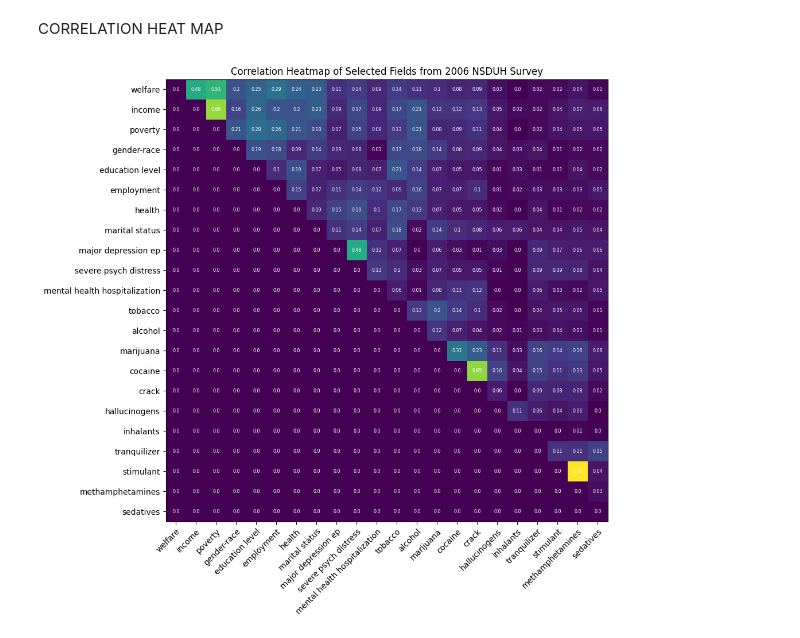
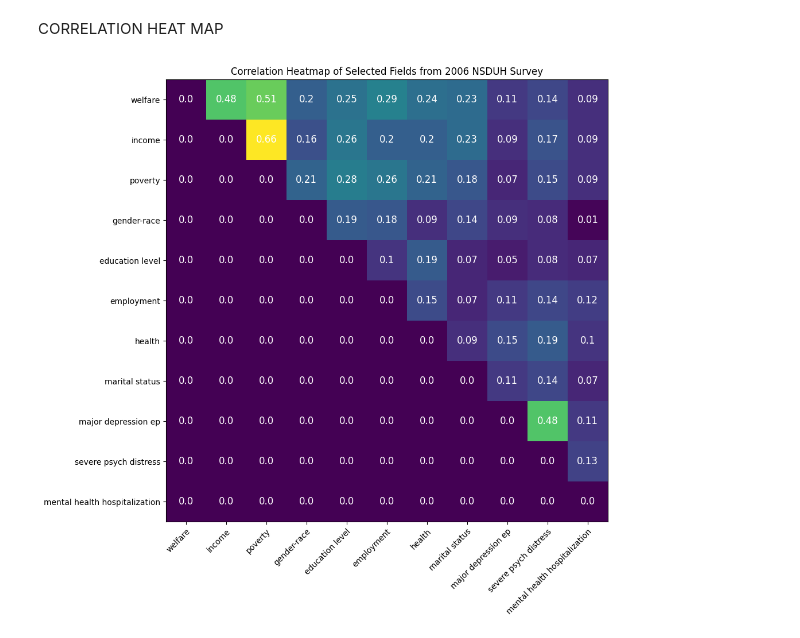
Before and after one commit to HotelTango314/dsa5900, a Jupyter notebook: NSDUH_Explore.ipynb, the cells around one changed output. Cells and saved outputs as stored; diff of their text form; code cells hidden in the pictures.

```diff
--- a/NSDUH_Explore.ipynb
+++ b/NSDUH_Explore.ipynb
@@ -659,7 +660,7 @@ def corrmat(dataframe):
             mat[x,y]=round(corrval,2)
     return np.triu(mat,k=1)
 # %%
-def heatmap(data,year):
+def heatmap(data,year,regnames):
     fig, ax = plt.subplots()
     im = ax.imshow(data)
 
@@ -677,15 +678,18 @@ def heatmap(data,year):
     for i in range(len(regnames)):
         for j in range(len(regnames)):
             text = ax.text(j, i, data[i, j],
-                           ha="center", va="center", color="w", fontsize='xx-small')
+                           ha="center", va="center", color="w", fontsize='large')
 
     ax.set_title(f"Correlation Heatmap of Selected Fields from {year} NSDUH Survey")
     #fig.tight_layout()
     plt.show()
 # %%
-data2006 = corrmat(corrdf_2006)
-data2021 = corrmat(corrdf_2021)
+dm_data2006 = corrmat(dm_corrdf_2006)
+du_data2006 = corrmat(du_corrdf_2006)
+
+dm_data2021 = corrmat(dm_corrdf_2021)
+du_data2021 = corrmat(du_corrdf_2021)
 # %%
-heatmap(data2006,2006)
+heatmap(dm_data2006,2006,dm_regnames)
 # %% [output]
-[figure, old version]
+[figure, new version]
```
Also changed, not shown: parts of 19 cells of this notebook.
